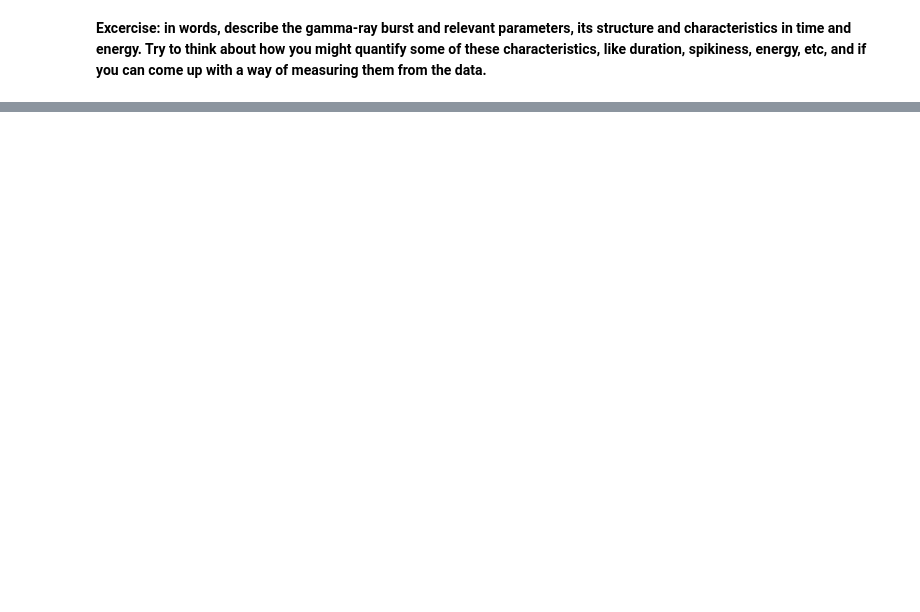
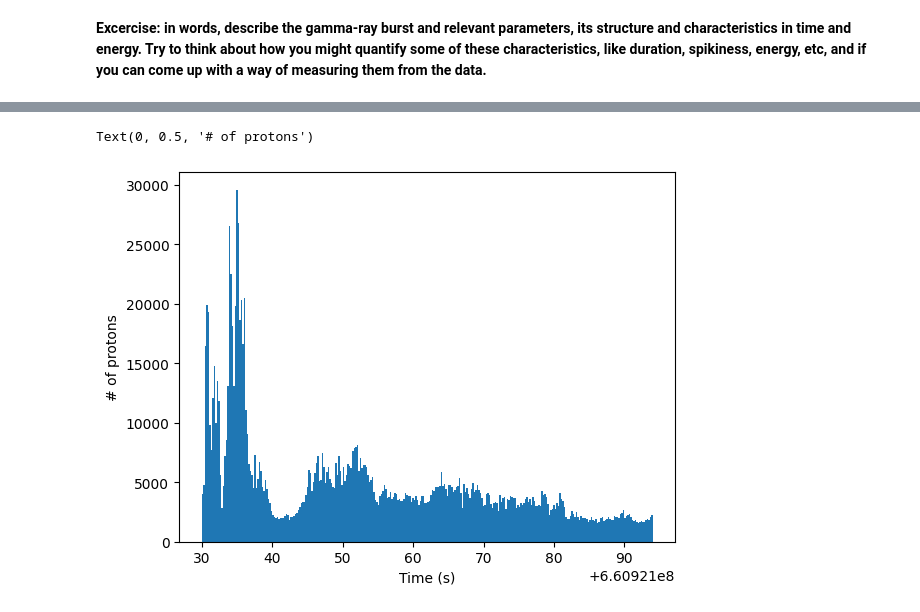
Before and after one commit to JCodeZero/PhotonStatsAnalysis, a Jupyter notebook: DetectingBursts.ipynb, the cells around one changed output, grey strips where cells are left out. Saved outputs shown, nothing was run; the diff lists cells and outputs as text; code cells hidden in the pictures; blank space fills up the shorter version.

```diff
--- a/DetectingBursts.ipynb
+++ b/DetectingBursts.ipynb
@@ -60,0 +74,10 @@ Text(0, 0.5, 'Energy (keV)')
+# %%
+sum = 0
+count = 0
+for i in range(len(protons) - 1):
+    if protons[i+1] - protons[i] < 2000:
+        sum = sum + protons[i]
+        count = count + 1
+
+avg = sum/count
+avg
@@ -60,0 +86,9 @@ Text(0, 0.5, 'Energy (keV)')
+# %%
+temparray = np.empty((0,2), int)
+
+for i in range(len(protons)):
+    if protons[i] > avg:
+        temparray = np.append(temparray, np.array([timearray[i]]))
+
+print(temparray[0])
+print(temparray[-1])
@@ -60,0 +98,3 @@ Text(0, 0.5, 'Energy (keV)')
+# %%
+shorterdat = filterdat[(filterdat['TIME']>temparray[0]) & (filterdat['TIME']<temparray[-1])]
+shorterdat
@@ -60,0 +110,7 @@ Text(0, 0.5, 'Energy (keV)')
+# %%
+_=plt.hist(shorterdat['TIME'], bins=300)
+plt.xlabel('Time (s)')
+plt.ylabel('# of protons')
+# %% [output]
+Text(0, 0.5, '# of protons')
+[figure, added]
```
Also changed, not shown: parts of 9 cells of this notebook.
